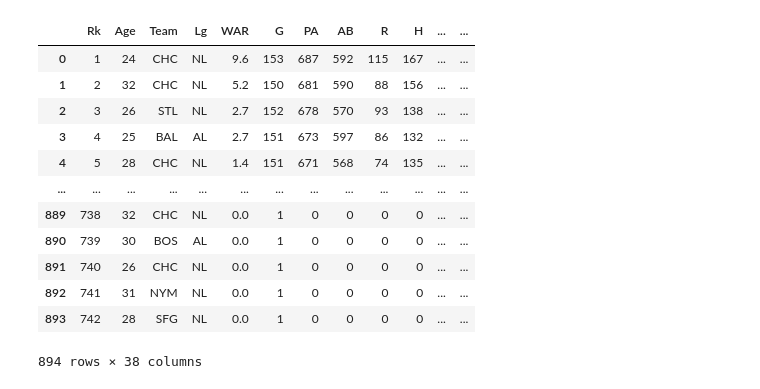
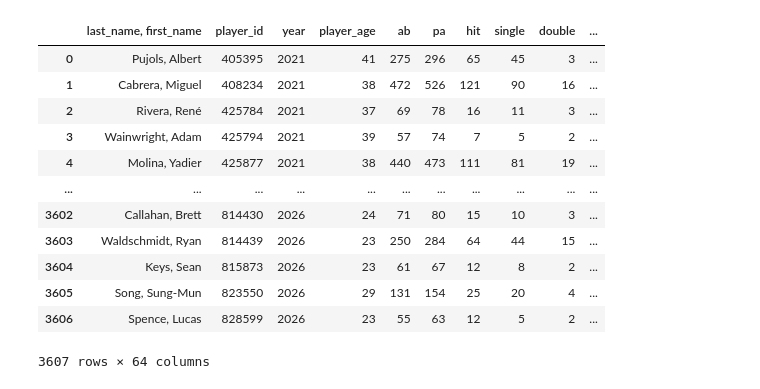
Before and after one commit to maxmcdevitt1/diamond-ratings, a Jupyter notebook: lab.ipynb, the cells around one changed output. Drawn from its saved outputs; the diff is of its cells as text; code cells hidden in the pictures.

```diff
--- a/lab.ipynb
+++ b/lab.ipynb
@@ -21,26 +23,26 @@ Note: you may need to restart the kernel to use updated packages.
 # %%
 import main
 import pathlib
 import pandas as pd
 from pybaseball import bwar_bat, bwar_pitch
 from diamond_ratings import data_loader
 from diamond_ratings import pitcher_attributes
 #path = pathlib.Path('data/')
 #display(pd.DataFrame(pd.read_parquet(path/'batter.parquet')))
 #display(pd.DataFrame(pd.read_parquet(path/'pitcher.parquet')))
 
-display(pitcher_attributes.movement(data_loader.get_season_pitching(2026)))
+display(data_loader.get_season_batting(2025))
 # %% [output]
-|  | Rk | Age | Team | Lg | WAR | G | PA | AB | R | H | ... | ... |
-| 0 | 1 | 24 | CHC | NL | 9.6 | 153 | 687 | 592 | 115 | 167 | ... | ... |
-| 1 | 2 | 32 | CHC | NL | 5.2 | 150 | 681 | 590 | 88 | 156 | ... | ... |
-| 2 | 3 | 26 | STL | NL | 2.7 | 152 | 678 | 570 | 93 | 138 | ... | ... |
-| 3 | 4 | 25 | BAL | AL | 2.7 | 151 | 673 | 597 | 86 | 132 | ... | ... |
-| 4 | 5 | 28 | CHC | NL | 1.4 | 151 | 671 | 568 | 74 | 135 | ... | ... |
-| ... | ... | ... | ... | ... | ... | ... | ... | ... | ... | ... | ... | ... |
-| 889 | 738 | 32 | CHC | NL | 0.0 | 1 | 0 | 0 | 0 | 0 | ... | ... |
-| 890 | 739 | 30 | BOS | AL | 0.0 | 1 | 0 | 0 | 0 | 0 | ... | ... |
-| 891 | 740 | 26 | CHC | NL | 0.0 | 1 | 0 | 0 | 0 | 0 | ... | ... |
-| 892 | 741 | 31 | NYM | NL | 0.0 | 1 | 0 | 0 | 0 | 0 | ... | ... |
-| 893 | 742 | 28 | SFG | NL | 0.0 | 1 | 0 | 0 | 0 | 0 | ... | ... |
+|  | last_name, first_name | player_id | year | player_age | ab | pa | hit | single | double | ... |
+| 0 | Pujols, Albert | 405395 | 2021 | 41 | 275 | 296 | 65 | 45 | 3 | ... |
+| 1 | Cabrera, Miguel | 408234 | 2021 | 38 | 472 | 526 | 121 | 90 | 16 | ... |
+| 2 | Rivera, René | 425784 | 2021 | 37 | 69 | 78 | 16 | 11 | 3 | ... |
+| 3 | Wainwright, Adam | 425794 | 2021 | 39 | 57 | 74 | 7 | 5 | 2 | ... |
+| 4 | Molina, Yadier | 425877 | 2021 | 38 | 440 | 473 | 111 | 81 | 19 | ... |
+| ... | ... | ... | ... | ... | ... | ... | ... | ... | ... | ... |
+| 3602 | Callahan, Brett | 814430 | 2026 | 24 | 71 | 80 | 15 | 10 | 3 | ... |
+| 3603 | Waldschmidt, Ryan | 814439 | 2026 | 23 | 250 | 284 | 64 | 44 | 15 | ... |
+| 3604 | Keys, Sean | 815873 | 2026 | 23 | 61 | 67 | 12 | 8 | 2 | ... |
+| 3605 | Song, Sung-Mun | 823550 | 2026 | 29 | 131 | 154 | 25 | 20 | 4 | ... |
+| 3606 | Spence, Lucas | 828599 | 2026 | 23 | 55 | 63 | 12 | 5 | 2 | ... |
-894 rows × 38 columns
+3607 rows × 64 columns
```
Also changed, not shown: parts of 1 cell of this notebook, 6 other files.
